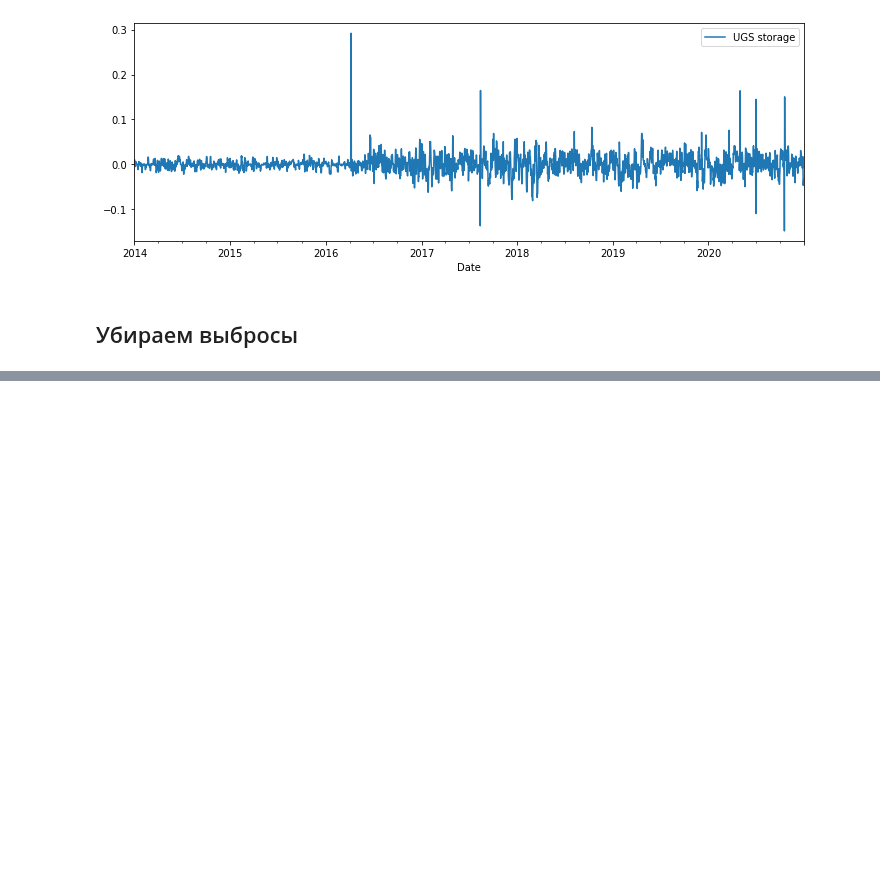
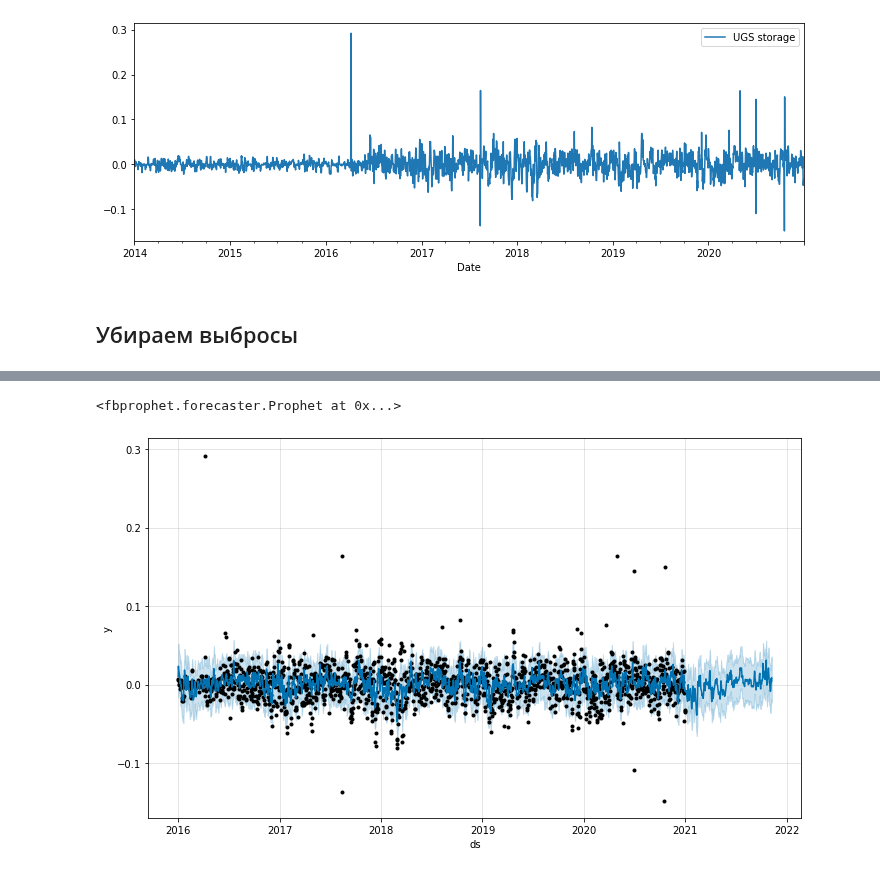
Before and after one commit to endygamedev/university, a Jupyter notebook: 3-course-6-semester/forecasting-methods/4. Exogenous factors/4.2 Task.ipynb, the cells around one changed output, grey strips where cells are left out. Cells and saved outputs as stored; diff of their text form; code cells hidden in the pictures; blank space fills up the shorter version.

```diff
--- a/3-course-6-semester/forecasting-methods/4. Exogenous factors/4.2 Task.ipynb
+++ b/3-course-6-semester/forecasting-methods/4. Exogenous factors/4.2 Task.ipynb
@@ -98,0 +126,17 @@ data.loc[(data.index > "2013-12-31") & (data.index < "2014-06-11")]
+# %%
+data_prophet = data_prophet[data_prophet['exog'].notna()]
+# %%
+model = Prophet(weekly_seasonality=False, daily_seasonality=False)
+model.add_regressor('exog')
+model.fit(data_prophet)
+# %% [output]
+<fbprophet.forecaster.Prophet at 0x...>
+# %%
+future = model.make_future_dataframe(periods=312, freq='D')
+future['exog'] = mtuk_future["GB"]
+forecast = model.predict(future)
+# %%
+model.plot(forecast)
+plt.show()
+# %% [output]
+[figure, added]
```
Also changed, not shown: parts of 14 cells of this notebook.
